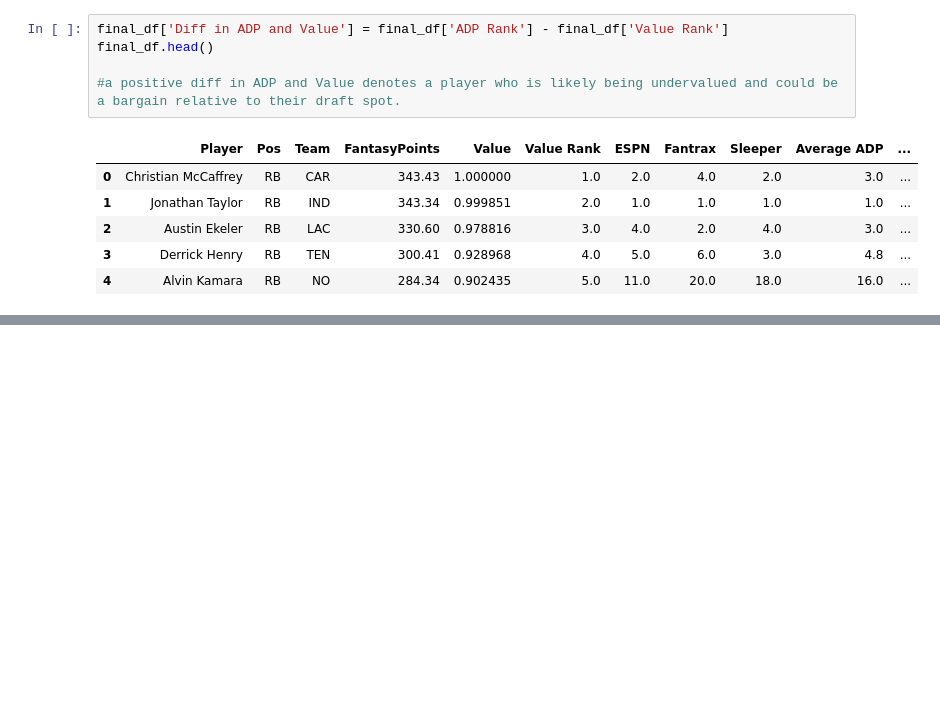
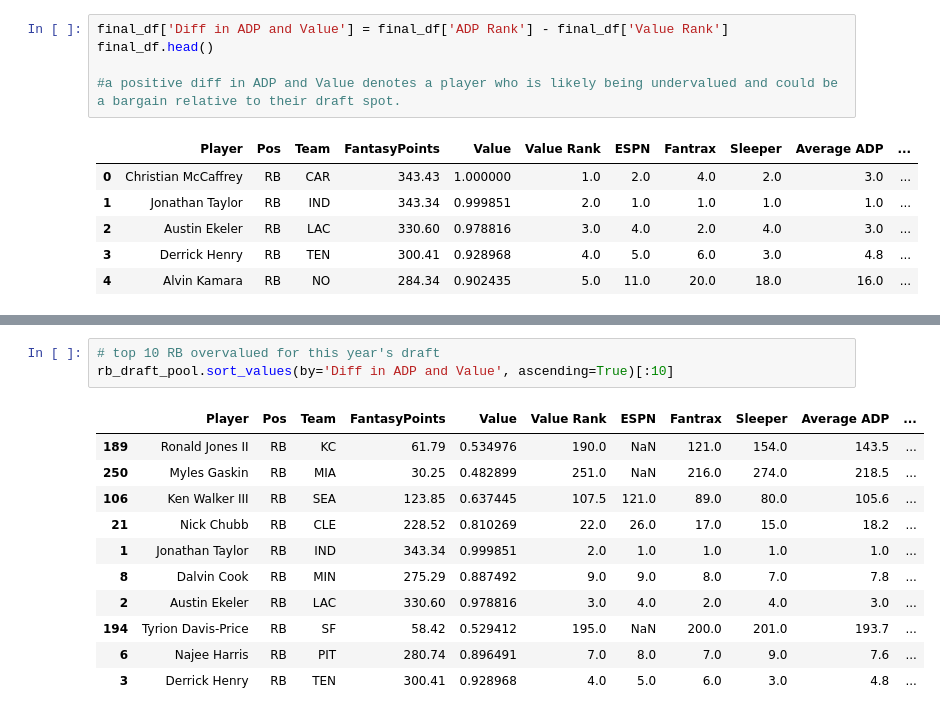
Before and after one commit to oldgreg07/Journey-to-the-Center-of-Python, a Jupyter notebook: ExploringPandas.ipynb, the cells around one changed output, grey strips where cells are left out. Drawn from its saved outputs; the diff is of its cells as text; blank space fills up the shorter version.

```diff
--- a/ExploringPandas.ipynb
+++ b/ExploringPandas.ipynb
@@ -298,3 +298,18 @@ rb_draft_pool.sort_values(by='Diff in ADP and Value', ascending=False)[:10]
 | 112 | Jamaal Williams | RB | DET | 119.78 | 0.630725 | 113.0 | 167.0 | 154.0 | 188.0 | 165.4 | ... |
 | 36 | Tony Pollard | RB | DAL | 193.64 | 0.752677 | 37.0 | 91.0 | 86.0 | 85.0 | 83.6 | ... |
 | 119 | Marlon Mack | RB | HOU | 112.42 | 0.618573 | 120.0 | 168.0 | 194.0 | 169.0 | 168.4 | ... |
+# %%
+# top 10 RB overvalued for this year's draft
+rb_draft_pool.sort_values(by='Diff in ADP and Value', ascending=True)[:10]
+# %% [output]
+|  | Player | Pos | Team | FantasyPoints | Value | Value Rank | ESPN | Fantrax | Sleeper | Average ADP | ... |
+| 189 | Ronald Jones II | RB | KC | 61.79 | 0.534976 | 190.0 | NaN | 121.0 | 154.0 | 143.5 | ... |
+| 250 | Myles Gaskin | RB | MIA | 30.25 | 0.482899 | 251.0 | NaN | 216.0 | 274.0 | 218.5 | ... |
+| 106 | Ken Walker III | RB | SEA | 123.85 | 0.637445 | 107.5 | 121.0 | 89.0 | 80.0 | 105.6 | ... |
+| 21 | Nick Chubb | RB | CLE | 228.52 | 0.810269 | 22.0 | 26.0 | 17.0 | 15.0 | 18.2 | ... |
+| 1 | Jonathan Taylor | RB | IND | 343.34 | 0.999851 | 2.0 | 1.0 | 1.0 | 1.0 | 1.0 | ... |
+| 8 | Dalvin Cook | RB | MIN | 275.29 | 0.887492 | 9.0 | 9.0 | 8.0 | 7.0 | 7.8 | ... |
+| 2 | Austin Ekeler | RB | LAC | 330.60 | 0.978816 | 3.0 | 4.0 | 2.0 | 4.0 | 3.0 | ... |
+| 194 | Tyrion Davis-Price | RB | SF | 58.42 | 0.529412 | 195.0 | NaN | 200.0 | 201.0 | 193.7 | ... |
+| 6 | Najee Harris | RB | PIT | 280.74 | 0.896491 | 7.0 | 8.0 | 7.0 | 9.0 | 7.6 | ... |
+| 3 | Derrick Henry | RB | TEN | 300.41 | 0.928968 | 4.0 | 5.0 | 6.0 | 3.0 | 4.8 | ... |
```
Also changed, not shown: parts of 7 cells of this notebook.
